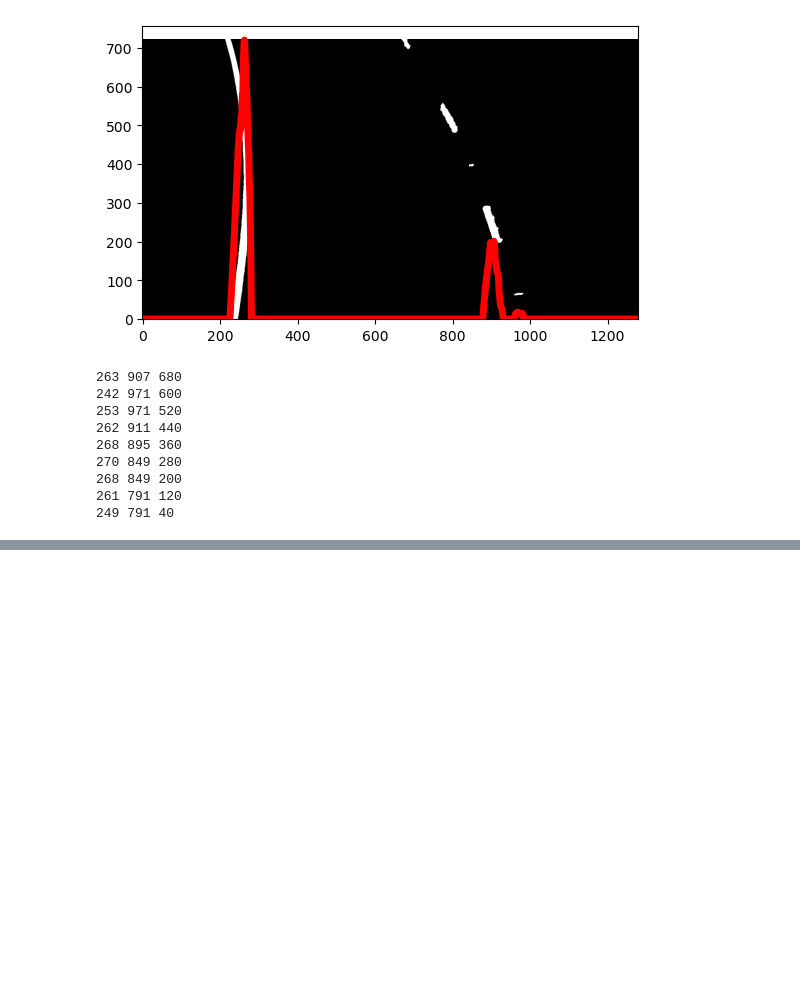
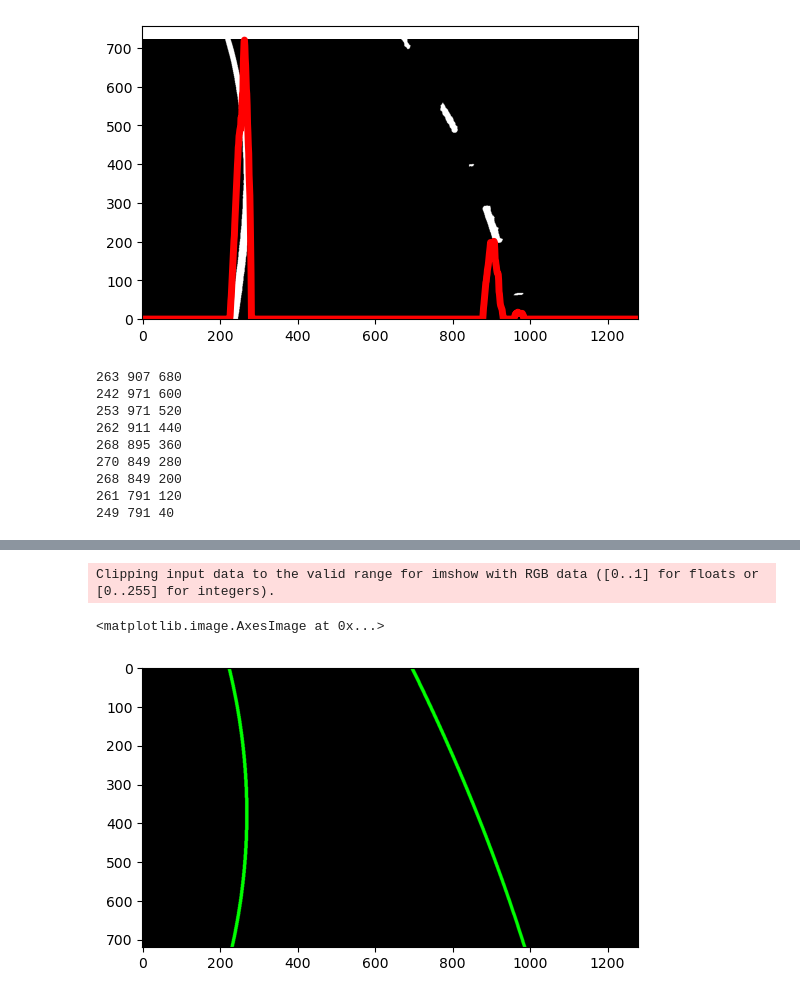
Before and after one commit to xFiveRivers/lane-detection-advanced, a Jupyter notebook: find_lines.ipynb, the cells around one changed output, grey strips where cells are left out. Saved outputs shown, nothing was run; the diff lists cells and outputs as text; code cells hidden in the pictures; blank space fills up the shorter version.

```diff
--- a/find_lines.ipynb
+++ b/find_lines.ipynb
@@ -141,0 +142,13 @@ plt.imshow(draw)
+# %%
+out_img = np.zeros((img.shape[0], img.shape[1], 3))
+
+draw = cv2.polylines(out_img, [draw_points_left], False, (0, 255, 0), thickness=8)
+draw = cv2.polylines(out_img, [draw_points_right], False, (0, 255, 0), thickness=8)
+# draw = draw.astype(np.int32)
+
+cv2.imwrite('book_images/lines.png', draw)
+plt.imshow(out_img)
+# %% [output]
+Clipping input data to the valid range for imshow with RGB data ([0..1] for floats or [0..255] for integers).
+<matplotlib.image.AxesImage at 0x...>
+[figure, added]
```
Also changed, not shown: parts of 1 cell of this notebook, 1 other file.
